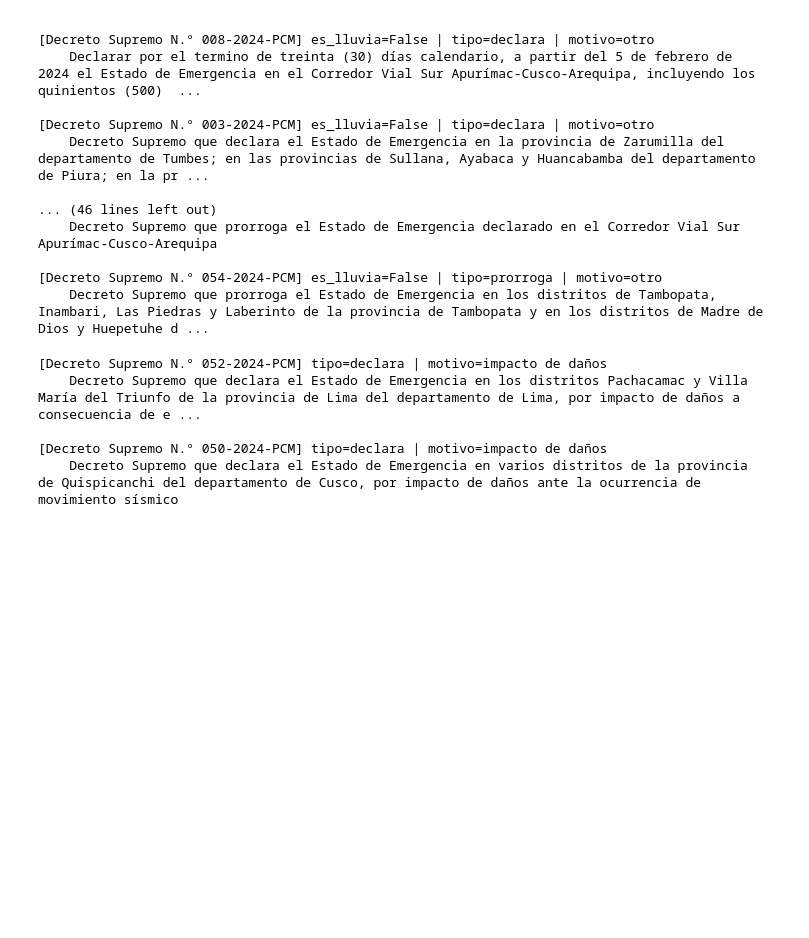
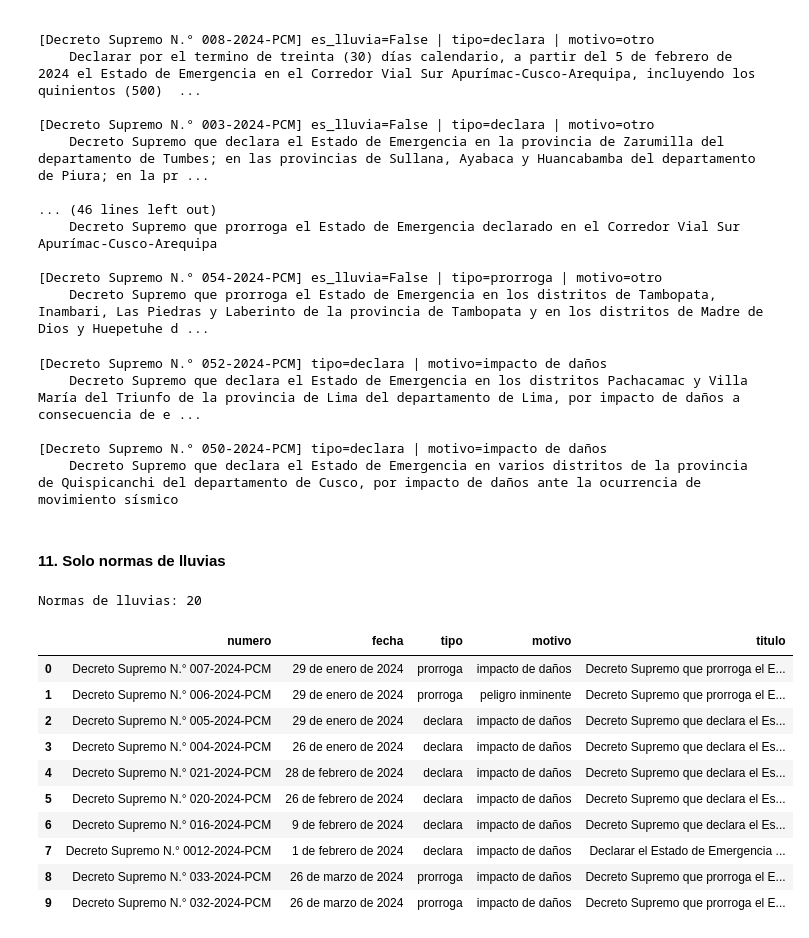
Before and after one commit to ValMur123/assignment_1, a Jupyter notebook: assignment_2/scraping_emergencias.ipynb, the cells around one changed output. Drawn from its saved outputs; the diff is of its cells as text; code cells hidden in the pictures; blank space fills up the shorter version.

```diff
--- a/assignment_2/scraping_emergencias.ipynb
+++ b/assignment_2/scraping_emergencias.ipynb
@@ -427,3 +427,22 @@ for _, fila in sospechosas.iterrows():
 
 [Decreto Supremo N.° 050-2024-PCM] tipo=declara | motivo=impacto de daños
     Decreto Supremo que declara el Estado de Emergencia en varios distritos de la provincia de Quispicanchi del departamento de Cusco, por impacto de daños ante la ocurrencia de movimiento sísmico
+# %% [markdown]
+#### 11. Solo normas de lluvias
+# %%
+lluvias = normas[normas["es_lluvia"]].reset_index(drop=True)
+print("Normas de lluvias:", len(lluvias))
+lluvias[["numero", "fecha", "tipo", "motivo", "titulo"]].head(10)
+# %% [output]
+Normas de lluvias: 20
+|  | numero | fecha | tipo | motivo | titulo |
+| 0 | Decreto Supremo N.° 007-2024-PCM | 29 de enero de 2024 | prorroga | impacto de daños | Decreto Supremo que prorroga el E... |
+| 1 | Decreto Supremo N.° 006-2024-PCM | 29 de enero de 2024 | prorroga | peligro inminente | Decreto Supremo que prorroga el E... |
+| 2 | Decreto Supremo N.° 005-2024-PCM | 29 de enero de 2024 | declara | impacto de daños | Decreto Supremo que declara el Es... |
+| 3 | Decreto Supremo N.° 004-2024-PCM | 26 de enero de 2024 | declara | impacto de daños | Decreto Supremo que declara el Es... |
+| 4 | Decreto Supremo N.° 021-2024-PCM | 28 de febrero de 2024 | declara | impacto de daños | Decreto Supremo que declara el Es... |
+| 5 | Decreto Supremo N.° 020-2024-PCM | 26 de febrero de 2024 | declara | impacto de daños | Decreto Supremo que declara el Es... |
+| 6 | Decreto Supremo N.° 016-2024-PCM | 9 de febrero de 2024 | declara | impacto de daños | Decreto Supremo que declara el Es... |
+| 7 | Decreto Supremo N.° 0012-2024-PCM | 1 de febrero de 2024 | declara | impacto de daños | Declarar el Estado de Emergencia ... |
+| 8 | Decreto Supremo N.° 033-2024-PCM | 26 de marzo de 2024 | prorroga | impacto de daños | Decreto Supremo que prorroga el E... |
+| 9 | Decreto Supremo N.° 032-2024-PCM | 26 de marzo de 2024 | prorroga | impacto de daños | Decreto Supremo que prorroga el E... |
```
